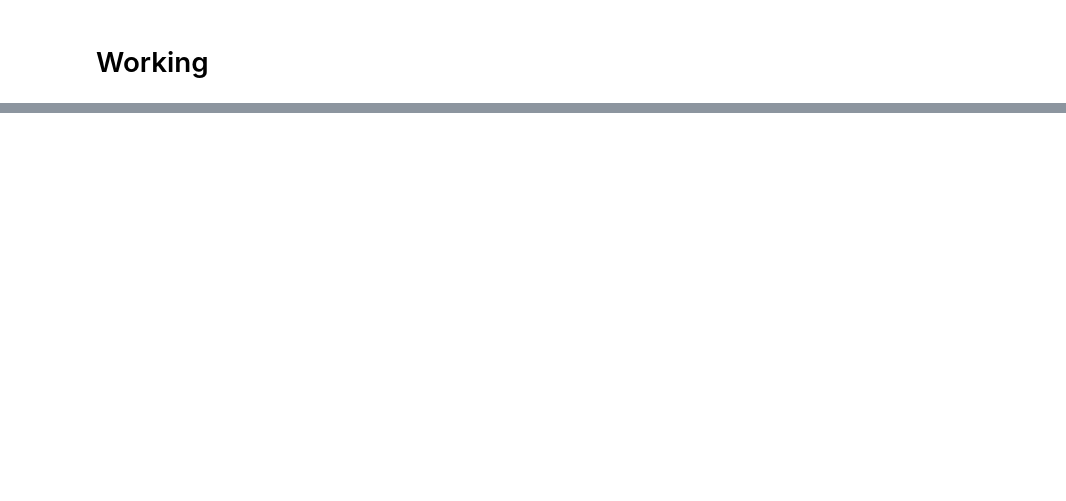
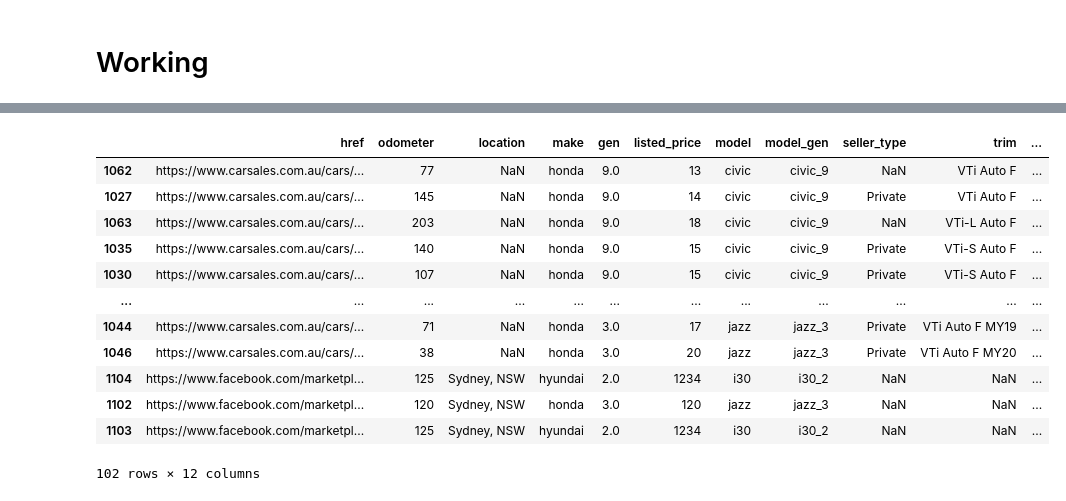
Before and after one commit to imrogerjiang/market_analysis_v2, a Jupyter notebook: Market Analysis V2.ipynb, the cells around one changed output, grey strips where cells are left out. Cells and saved outputs as stored; diff of their text form; code cells hidden in the pictures; blank space fills up the shorter version.

```diff
--- a/Market Analysis V2.ipynb
+++ b/Market Analysis V2.ipynb
@@ -411,9 +444,9 @@ clients=[
     }
 ]
 # %%
-# How many listings are new, updated, or duplicate?
+# How many listings are new, updated, or existing?
 
-total_new, total_updated, total_dups = 0,0,0
+total_new, total_updated, total_existing = 0,0,0
 
 cs_files = glob.glob('/content/carsales*.csv')
 fb_files = glob.glob('/content/facebook*.csv')
@@ -448,22 +481,22 @@ for file_path in cs_files+fb_files:
     ]
     n_updated = len(updated_listings_df)
 
-    # g. From matched_listings, identify duplicate listings
-    duplicate_listings_df = matched_listings_df[
+    # g. From matched_listings, identify existing listings
+    existing_listings_df = matched_listings_df[
         matched_listings_df['listed_price_new'] == matched_listings_df['listed_price_existing']
     ]
-    n_duplicate = len(duplicate_listings_df)
+    n_existing = len(existing_listings_df)
 
     # h. Calculate total listings for the current file
     n_total_listings = len(df_cleaned)
 
     # i. Print the comparison result for the current file
-    print(f"{file_name}    \t New {n_new}   \t Update {n_updated} \t Dups {n_duplicate} \t Tot {n_total_listings}")
+    print(f"{file_name}    \t New {n_new}   \t Update {n_updated} \t Existing {n_existing} \t Tot {n_total_listings}")
 
     # j. Add counts to total counters
     total_new += n_new
     total_updated += n_updated
-    total_dups += n_duplicate
+    total_existing += n_existing
 
-print(f"Total New: {total_new} \t Total Updated: {total_updated} \t Total Duplicate: {total_dups}")
+print(f"Total New: {total_new} \t Total Updated: {total_updated} \t Total existing: {total_existing}")
 # %% [output]
@@ -484,0 +589,11 @@ listings = pd.read_csv("/content/drive/Shareddrives/market_analysis_v2/listings.
+# %%
+# Get all new CSV files
+cs_files = glob.glob('/content/carsales*.csv')
+fb_files = glob.glob('/content/facebook*.csv')
+all_new_files = cs_files + fb_files
+
+# Call the function to integrate the listings
+listings1 = integrate_listings(listings, all_new_files, gen_lookup)
+
+print("\nFirst 5 rows of the newly created listings_1_from_function:")
+display(listings1.head())
@@ -484,0 +613,16 @@ listings = pd.read_csv("/content/drive/Shareddrives/market_analysis_v2/listings.
+# %%
+listings1[listings1["date_scraped"]==datetime(2025,12,5)]
+# %% [output]
+|  | href | odometer | location | make | gen | listed_price | model | model_gen | seller_type | trim | ... |
+| 1062 | https://www.carsales.com.au/cars/... | 77 | NaN | honda | 9.0 | 13 | civic | civic_9 | NaN | VTi Auto F | ... |
+| 1027 | https://www.carsales.com.au/cars/... | 145 | NaN | honda | 9.0 | 14 | civic | civic_9 | Private | VTi Auto F | ... |
+| 1063 | https://www.carsales.com.au/cars/... | 203 | NaN | honda | 9.0 | 18 | civic | civic_9 | NaN | VTi-L Auto F | ... |
+| 1035 | https://www.carsales.com.au/cars/... | 140 | NaN | honda | 9.0 | 15 | civic | civic_9 | Private | VTi-S Auto F | ... |
+| 1030 | https://www.carsales.com.au/cars/... | 107 | NaN | honda | 9.0 | 15 | civic | civic_9 | Private | VTi-S Auto F | ... |
+| ... | ... | ... | ... | ... | ... | ... | ... | ... | ... | ... | ... |
+| 1044 | https://www.carsales.com.au/cars/... | 71 | NaN | honda | 3.0 | 17 | jazz | jazz_3 | Private | VTi Auto F MY19 | ... |
+| 1046 | https://www.carsales.com.au/cars/... | 38 | NaN | honda | 3.0 | 20 | jazz | jazz_3 | Private | VTi Auto F MY20 | ... |
+| 1104 | https://www.facebook.com/marketpl... | 125 | Sydney, NSW | hyundai | 2.0 | 1234 | i30 | i30_2 | NaN | NaN | ... |
+| 1102 | https://www.facebook.com/marketpl... | 120 | Sydney, NSW | honda | 3.0 | 120 | jazz | jazz_3 | NaN | NaN | ... |
+| 1103 | https://www.facebook.com/marketpl... | 125 | Sydney, NSW | hyundai | 2.0 | 1234 | i30 | i30_2 | NaN | NaN | ... |
+102 rows × 12 columns
```
Also changed, not shown: parts of 6 cells of this notebook.
